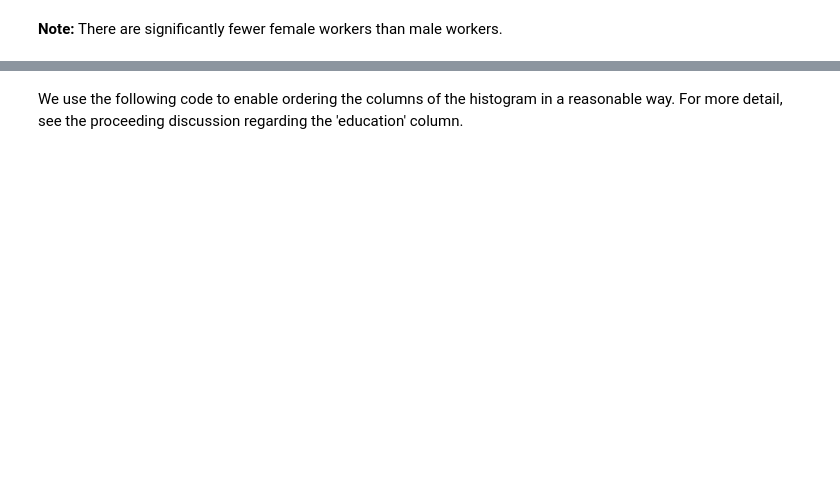
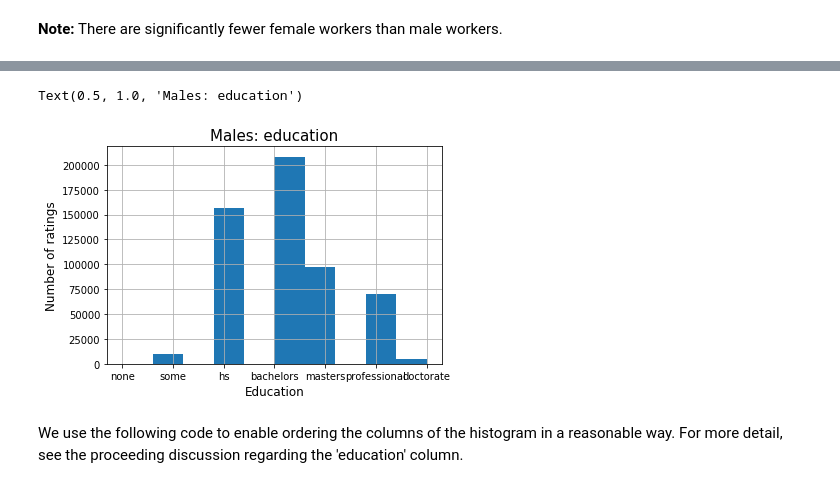
Before and after one commit to carljparker/data-512, a Jupyter notebook: data-512-a2/aggress-attack-eda.ipynb, the cells around one changed output, grey strips where cells are left out. Cells and saved outputs as stored; diff of their text form; code cells hidden in the pictures; blank space fills up the shorter version.

```diff
--- a/data-512-a2/aggress-attack-eda.ipynb
+++ b/data-512-a2/aggress-attack-eda.ipynb
@@ -342,5 +534,5 @@ female_joined_toxicity.tail()
 # %%
-edu_map = male_joined_annotations['education'].map(mapping)
+edu_map = male_joined_aggression['education'].map(mapping)
 #
 # Here is the result of running the mapping on the 'education' column
 #
@@ -352,10 +557,13 @@ edu_map
 #
 edu_map = edu_map.rename( 'edu_sort')
 # %%
-pd.concat( [male_joined_annotations, edu_map ], axis = 1).sort_values( by = 'edu_sort')[ 'education' ].hist()
+pd.concat( [male_joined_aggression, edu_map ], axis = 1).sort_values( by = 'edu_sort')[ 'education' ].hist()
 plt.ylabel("Number of ratings",fontsize=12)
 plt.xlabel("Education",fontsize=12)
 plt.title('Males: education', fontsize=15)
+# %% [output]
+Text(0.5, 1.0, 'Males: education')
+[figure, added]
 # %% [markdown]
 We use the following code to enable ordering the columns of the histogram in a reasonable way. For more detail, see the proceeding discussion regarding the 'education' column.
 # %%
```
Also changed, not shown: parts of 63 cells of this notebook.
